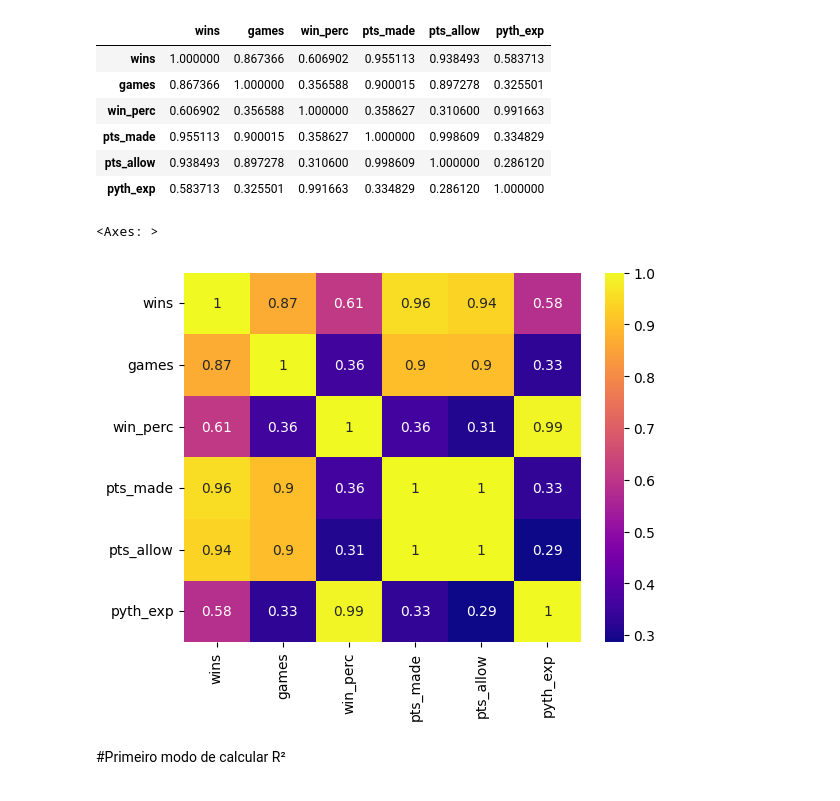
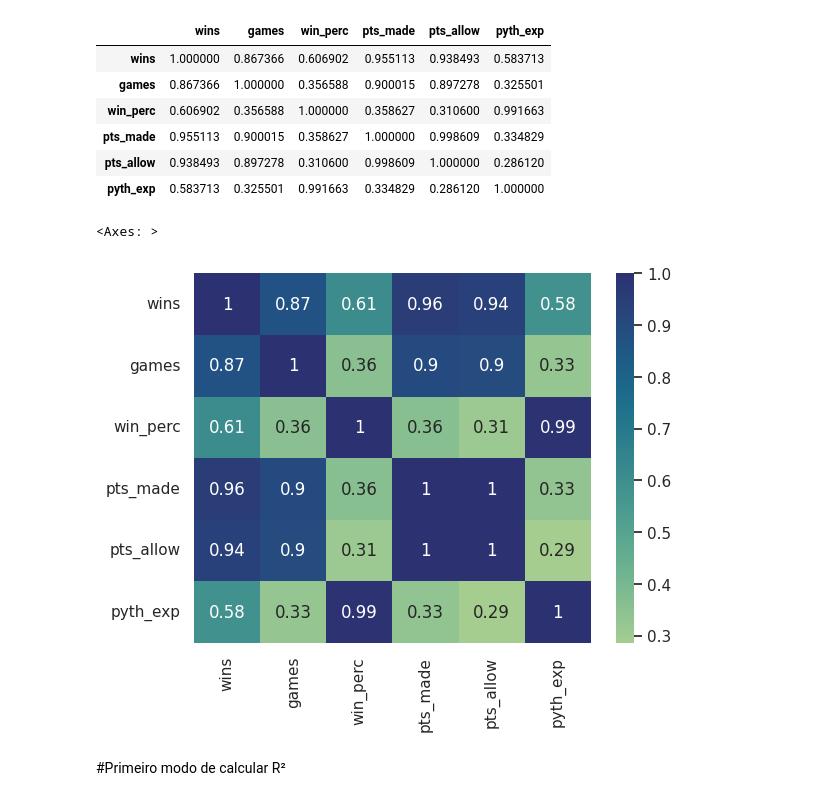
Before and after one commit to mths-andrade/pyth_exp, a Jupyter notebook: pythagorean.ipynb, the cells around one changed output. Saved outputs shown, nothing was run; the diff lists cells and outputs as text; code cells hidden in the pictures.

```diff
--- a/pythagorean.ipynb
+++ b/pythagorean.ipynb
@@ -43,7 +45,8 @@ print("A expectativa pitagórica é de %.4f."%(pyth_exp(pt_made,pt_allow)))
 Os pontos marcados e permitidos são, respectivamente,471509 e 477840.
 A expectativa pitagórica é de 0.4933.
 # %%
-pyth=pd.read_csv('pythagorean.csv')
+url='https://raw.githubusercontent.com/mths-andrade/pyth_exp/main/pythagorean.csv'
+pyth=pd.read_csv(url)
 pyth.set_index('team',inplace=True)
 pyth.head()
 # %% [output]
@@ -70,0 +60,4 @@ plt.show()
+# %%
+sns.set_theme(style="darkgrid")
+sns.set_context("notebook", font_scale=1, rc={"lines.linewidth": 1.5})
+sns.set_palette("Spectral")
@@ -90,10 +135,10 @@ corr
 | pts_allow | 0.938493 | 0.897278 | 0.310600 | 0.998609 | 1.000000 | 0.286120 |
 | pyth_exp | 0.583713 | 0.325501 | 0.991663 | 0.334829 | 0.286120 | 1.000000 |
 # %%
-sns.heatmap(corr,cmap='plasma',linecolor='black',annot=True)
+sns.heatmap(corr,cmap='crest',linecolor='black',annot=True)
 # %% [output]
 <Axes: >
-[figure, old version]
+[figure, new version]
 # %%
 pyth_lm=smf.ols(formula='win_perc ~ pyth_exp', data=pyth).fit()
 # %% [markdown]
```
Also changed, not shown: parts of 8 cells of this notebook.
